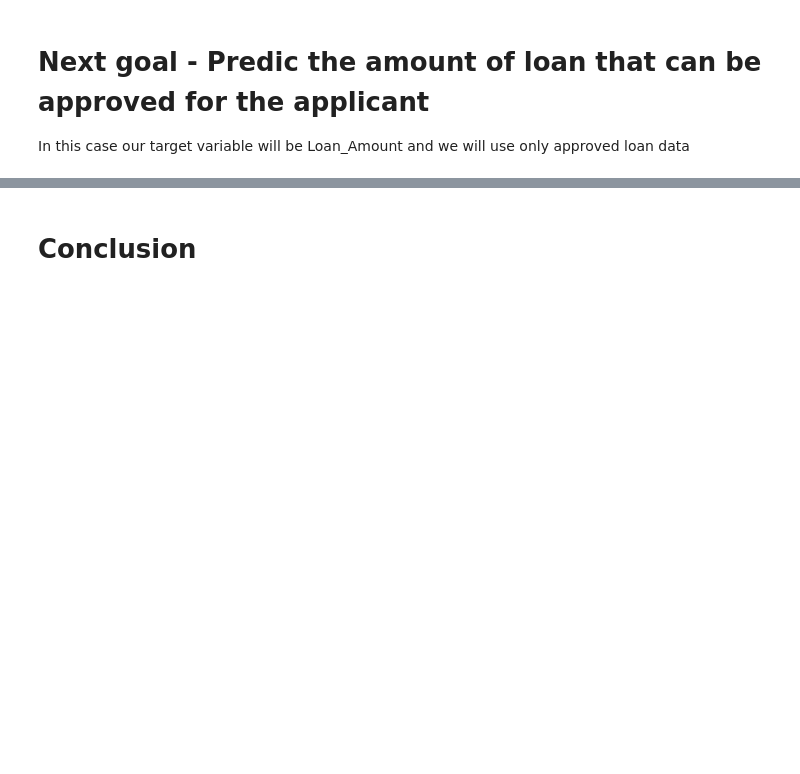
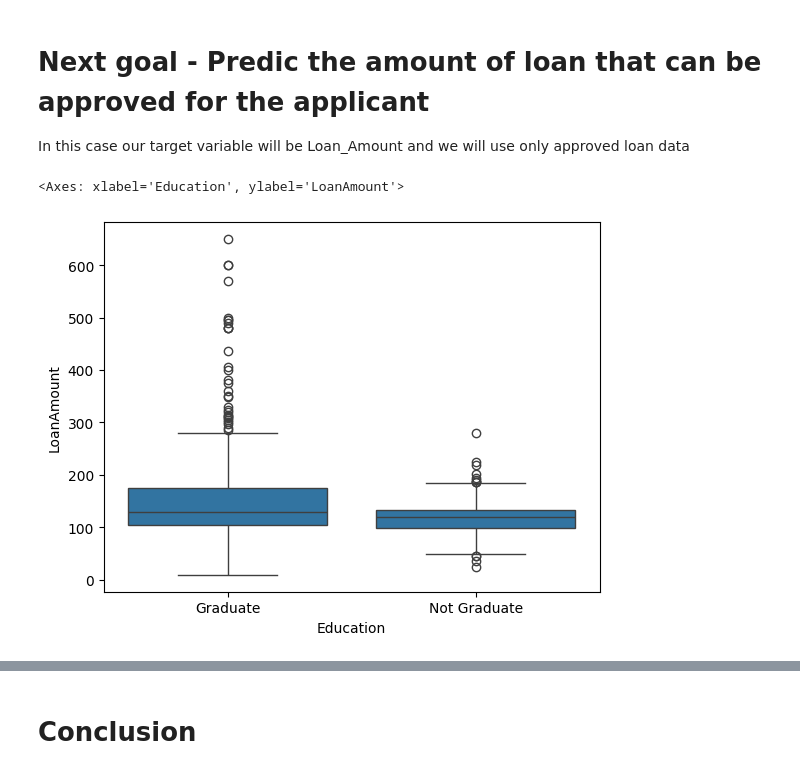
Before and after one commit to vbudhiraja/Loan-Approval-Application, a Jupyter notebook: LoanApprovalApplication.ipynb, the cells around one changed output, grey strips where cells are left out. Drawn from its saved outputs; the diff is of its cells as text; code cells hidden in the pictures; blank space fills up the shorter version.

```diff
--- a/LoanApprovalApplication.ipynb
+++ b/LoanApprovalApplication.ipynb
@@ -592,3 +617,11 @@ In this case our target variable will be Loan_Amount and we will use only approv
 df_amount = df_encoded[df_encoded["Loan_Status"] == 1]
 
 df_amount.drop(columns=["Loan_Status"], inplace=True)
+# %%
+# Plotting for Loan Amount by Education
+sns.boxplot(x=df['Education'], y=df['LoanAmount'])
+
+# Graduate population gets bigger loans
+# %% [output]
+<Axes: xlabel='Education', ylabel='LoanAmount'>
+[figure, added]
```
Also changed, not shown: parts of 12 cells of this notebook.
